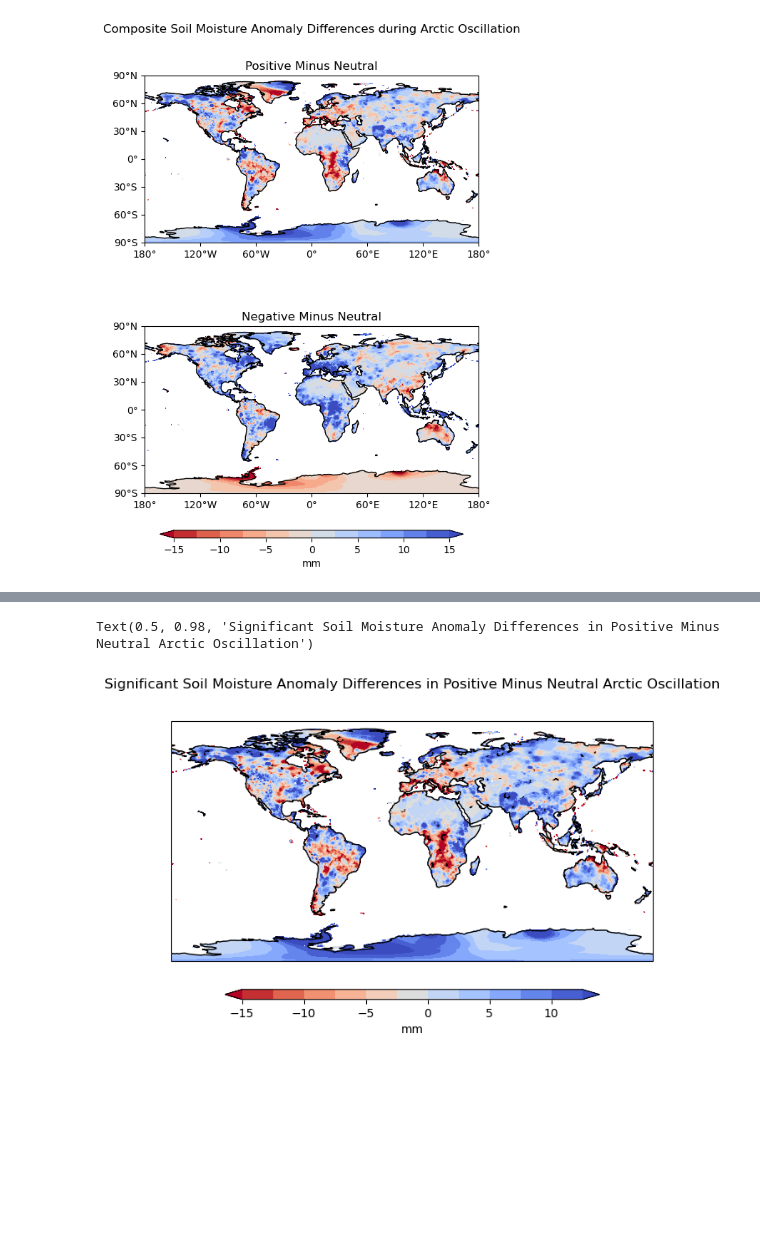
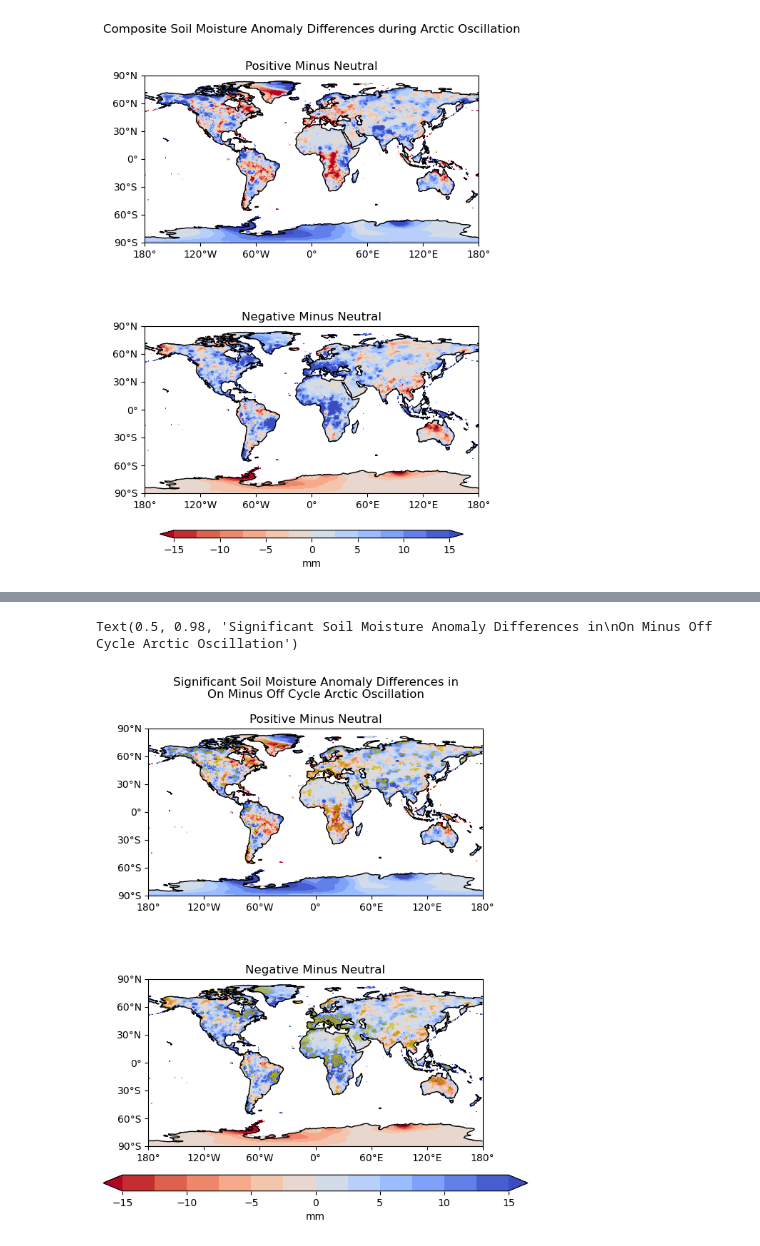
Before and after one commit to wapratt/Assignment3, a Jupyter notebook: Assignment3.ipynb, the cells around one changed output, grey strips where cells are left out. Saved outputs shown, nothing was run; the diff lists cells and outputs as text; code cells hidden in the pictures; blank space fills up the shorter version.

Commit message:
Update plots, create alternate plot, add comments

```diff
--- a/Assignment3.ipynb
+++ b/Assignment3.ipynb
@@ -243,14 +246,9 @@ plt.suptitle('Composite Soil Moisture Anomaly Differences during Arctic Oscillat
 Text(0.5, 0.98, 'Composite Soil Moisture Anomaly Differences during Arctic Oscillation')
 [figure]
 # %%
+#Set the p value for our test and select values for test based on cycle
 p = 0.05
 
 positive_soil_vals = ds_anoms.sel(time=positive.dropna(dim='time')['time'])
 negative_soil_vals = ds_anoms.sel(time=negative.dropna(dim='time')['time'])
 neutral_soil_vals = ds_anoms.sel(time=neutral.dropna(dim='time')['time'])
-
-tstat,pval = ttest_ind(positive_soil_vals,
-                neutral_soil_vals,
-                equal_var = False)
-
-mask_diff = diff_soil[0].where(pval <= p)
@@ -257,48 +335,72 @@ mask_diff = diff_soil[0].where(pval <= p)
+# %%
+#Select locations for when p val exceeds p threshold by cycle for alternative plot
+pos_mask_diff_o = xr.ones_like(diff_soil[0]).where(pos_pval > p)
+neg_mask_diff_o = xr.ones_like(diff_soil[1]).where(pos_pval > p)
+mask_diff_o = [pos_mask_diff, neg_mask_diff]
 # %%
-labels=['Positive vs. Neutral']
-clevs=np.arange(-15,15,2.5)
+#Create alternative plot displaying areas of significant difference by positive and negative cycle
+labels=['Positive Minus Neutral','Negative Minus Neutral']
+clevs=np.arange(-15,15.1,2.5)
 hatch_levs=[0]
 
 # Define the figure and each axis for the 2 rows and 1 columns
-fig, axs = plt.subplots(nrows=1,ncols=1,
-                        subplot_kw={'projection': ccrs.PlateCarree()})
+fig, axs = plt.subplots(nrows=2,ncols=1,
+                        subplot_kw={'projection': ccrs.PlateCarree()},
+                        figsize=(8.5,9))
+#Loop over all of the periods and plot
+for i,ao in enumerate(diff_soil):
 
+        # Select the season
+        data = diff_soil[i]
 
-data=diff_soil[0]
+        # Add the cyclic point
+        data,lons = add_cyclic_point(data,coord=diff_soil[i]['lon'])
+        mask_data_o,lons=add_cyclic_point(mask_diff_o[i],coord=diff_soil[i]['lon'])
 
-# Add the cyclic point
-data,lons=add_cyclic_point(data,coord=diff_soil[0]['lon'])
-mask_data,lons=add_cyclic_point(mask_diff,coord=diff_soil[0]['lon'])
+        # Contour plot
+        cs = axs[i].contourf(lons,diff_soil[i]['lat'],data,clevs,
+                          transform=ccrs.PlateCarree(),
+                          cmap='coolwarm_r',
+                          extend='both')
 
-# Contour plot
-cs=axs.contourf(lons,diff_soil[0]['lat'],data,clevs,
+        # Overlay of stippling
+        ss = axs[i].contourf(lons,diff_soil[i]['lat'],mask_data_o,
                 transform = ccrs.PlateCarree(),
-                cmap='coolwarm_r',
-                extend='both')
+                colors = ['y'],
+                alpha = 0.6)
 
-# Overlay of stippling
-ss=axs.contourf(lons,diff_soil[0]['lat'],mask_data,[0,1],
-                transform = ccrs.PlateCarree(),colors=['None'],
-                hatches=['o',''],
-                extend='both',
-                alpha=0.0)
+       # Longitude labels
+        axs[i].set_xticks(np.arange(-180,181,60), crs=ccrs.PlateCarree())
+        lon_formatter = cticker.LongitudeFormatter()
+        axs[i].xaxis.set_major_formatter(lon_formatter)
 
-# Draw the coastines for each subplot
-axs.coastlines()
+        # Latitude labels
+        axs[i].set_yticks(np.arange(-90,91,30), crs=ccrs.PlateCarree())
+        lat_formatter = cticker.LatitudeFormatter()
+        axs[i].yaxis.set_major_formatter(lat_formatter)
+
+        # Title each subplot with the name of the period difference
+        axs[i].set_title(labels[i])
+
+        # Draw the coastines for each subplot
+        axs[i].coastlines()
 
 # Adjust the location of the subplots
 # on the page to make room for the colorbar
 fig.subplots_adjust(bottom=0.25, top=0.9, left=0.05, right=0.95,
                     wspace=0.1, hspace=0.5)
 
 # Add a colorbar axis at the bottom of the graph
 cbar_ax = fig.add_axes([0.15, 0.18, 0.7, 0.025])
 
 # Draw the colorbar
-cbar = fig.colorbar(cs,cax=cbar_ax,orientation='horizontal',label='mm')
+cbar = fig.colorbar(cs,
+                    cax=cbar_ax,
+                    orientation='horizontal',
+                    label='mm')
 
 # Add a big title at the top
-plt.suptitle('Significant Soil Moisture Anomaly Differences in Positive Minus Neutral Arctic Oscillation')
+plt.suptitle('Significant Soil Moisture Anomaly Differences in\nOn Minus Off Cycle Arctic Oscillation')
 # %% [output]
-Text(0.5, 0.98, 'Significant Soil Moisture Anomaly Differences in Positive Minus Neutral Arctic Oscillation')
+Text(0.5, 0.98, 'Significant Soil Moisture Anomaly Differences in\nOn Minus Off Cycle Arctic Oscillation')
-[figure, old version]
+[figure, new version]
```
Also changed, not shown: parts of 8 cells of this notebook.
